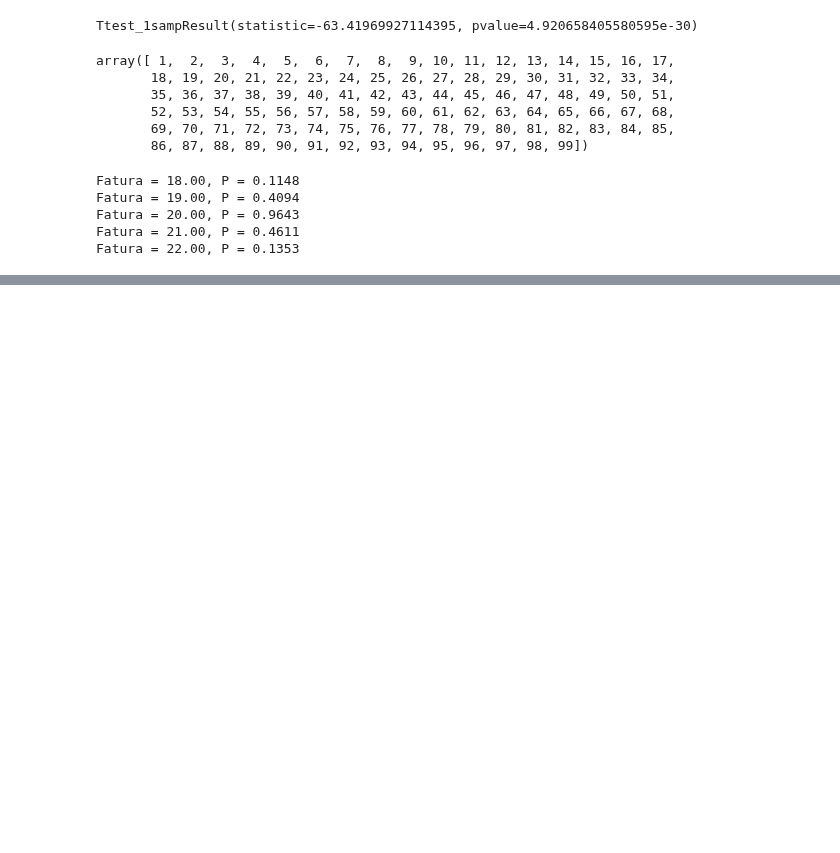
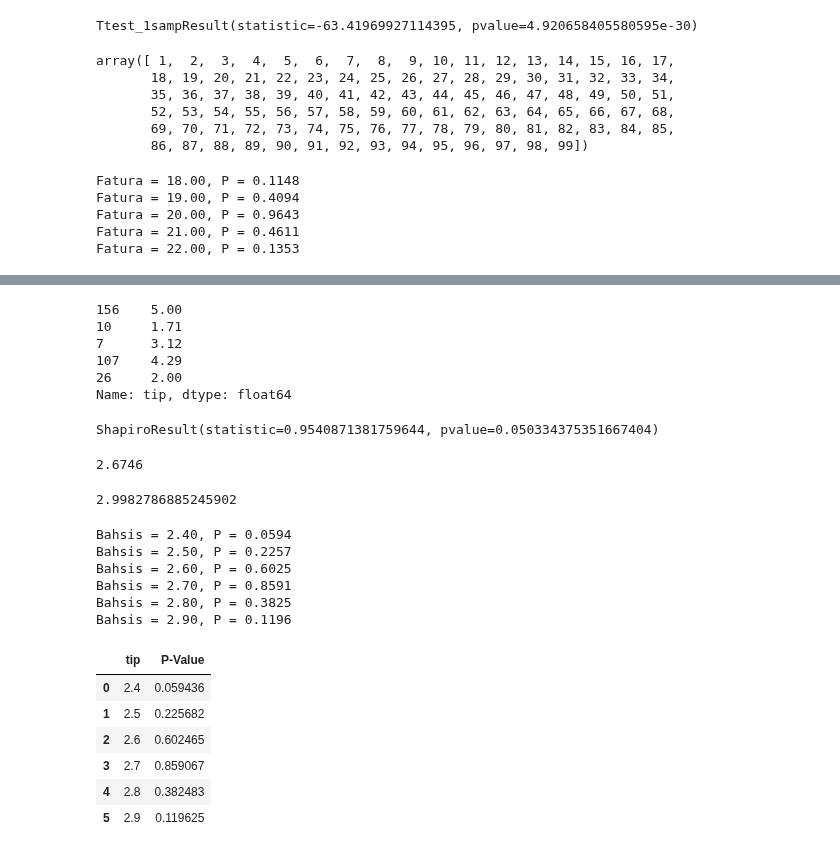
Before and after one commit to abdullahcayde/Trainings, a Jupyter notebook: sns_tips_01.ipynb, the cells around one changed output, grey strips where cells are left out. Saved outputs shown, nothing was run; the diff lists cells and outputs as text; code cells hidden in the pictures; blank space fills up the shorter version.

```diff
--- a/sns_tips_01.ipynb
+++ b/sns_tips_01.ipynb
@@ -207,0 +217,46 @@ Fatura = 22.00, P = 0.1353
+# %%
+olcumler2 = df.loc[:, 'tip'].sample(n=50, random_state=756)
+olcumler2.head()
+# %% [output]
+156    5.00
+10     1.71
+7      3.12
+107    4.29
+26     2.00
+Name: tip, dtype: float64
+# %%
+shapiro(olcumler2)
+# %% [output]
+ShapiroResult(statistic=0.9540871381759644, pvalue=0.050334375351667404)
+# %%
+olcumler2.mean()
+# %% [output]
+2.6746
+# %%
+df['tip'].mean()
+# %% [output]
+2.9982786885245902
+# %%
+# Testin Uygulanmasi
+
+df2 = pd.DataFrame(columns=['tip', 'P-Value'])
+for i in (np.arange(1,5, 0.1)):
+    b = stats.ttest_1samp(olcumler2, popmean=i)[1]
+    if b > 0.05 :
+        print ('Bahsis = %.2f, P = %.4f' % (i, b))
+        df2 = df2.append({'tip':i, 'P-Value':b}, ignore_index=True)
+df2
+# %% [output]
+Bahsis = 2.40, P = 0.0594
+Bahsis = 2.50, P = 0.2257
+Bahsis = 2.60, P = 0.6025
+Bahsis = 2.70, P = 0.8591
+Bahsis = 2.80, P = 0.3825
+Bahsis = 2.90, P = 0.1196
+|  | tip | P-Value |
+| 0 | 2.4 | 0.059436 |
+| 1 | 2.5 | 0.225682 |
+| 2 | 2.6 | 0.602465 |
+| 3 | 2.7 | 0.859067 |
+| 4 | 2.8 | 0.382483 |
+| 5 | 2.9 | 0.119625 |
```
Also changed, not shown: parts of 4 cells of this notebook.
